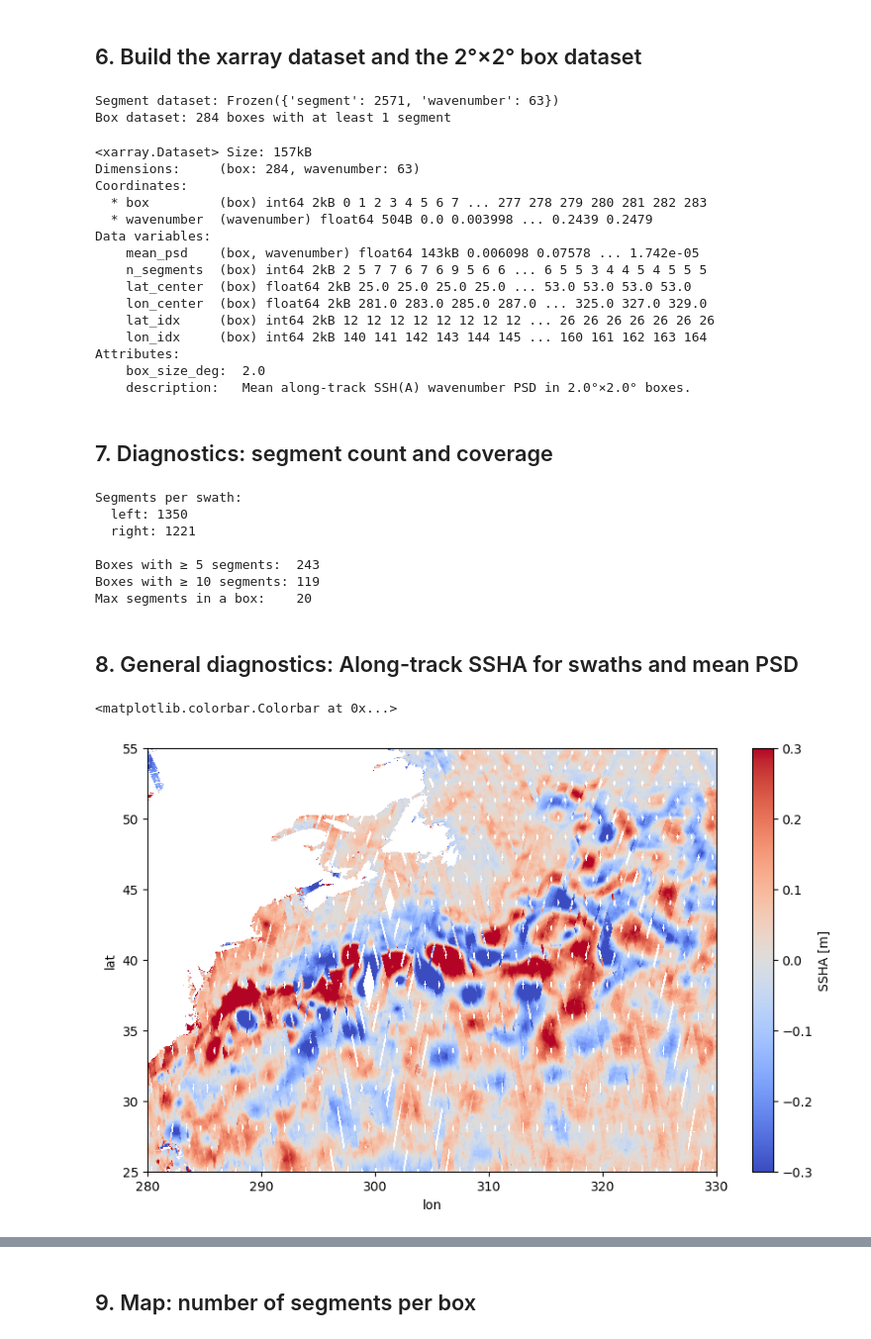
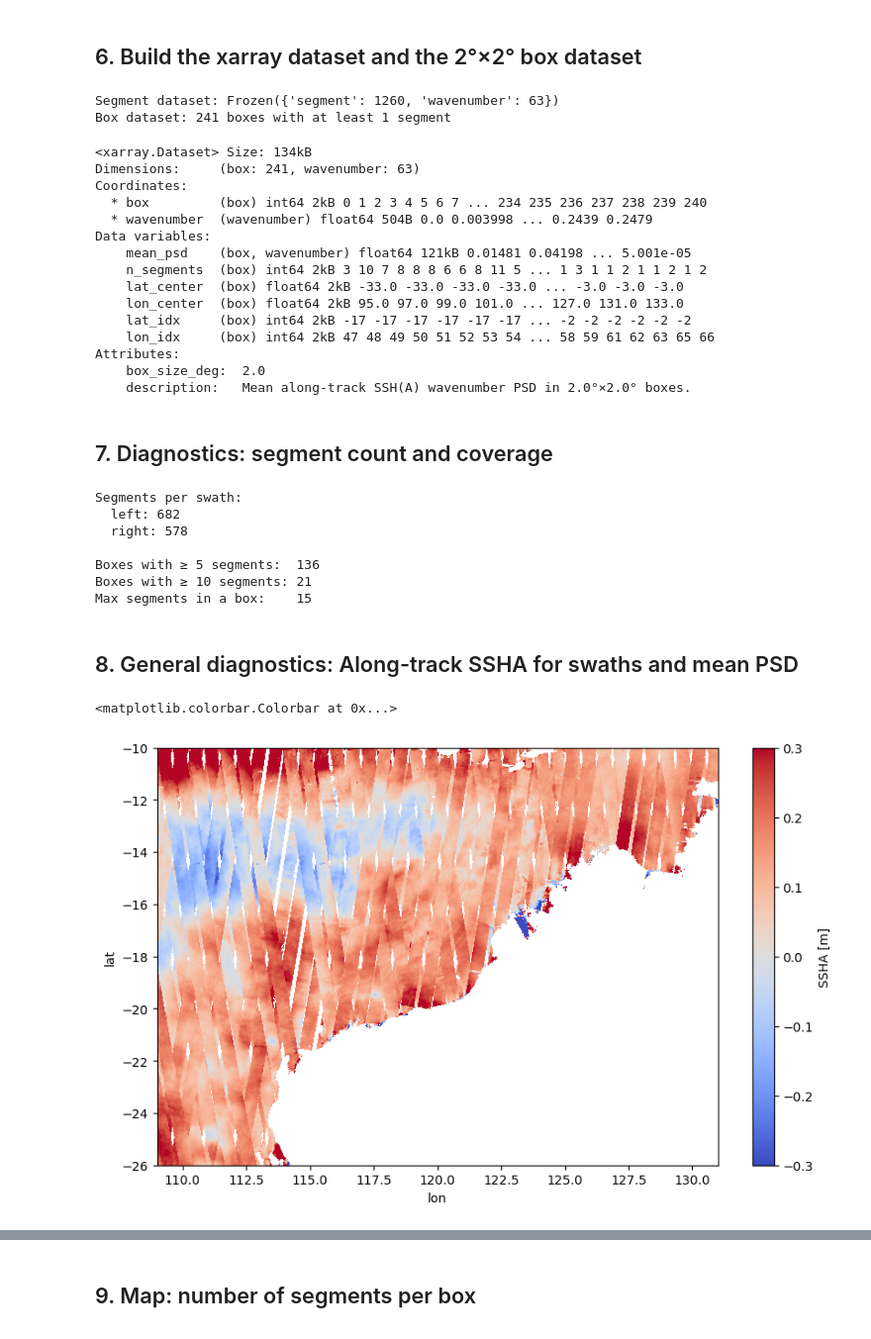
Before and after one commit to zcasparco/SWOT_UHH, a Jupyter notebook: Wavenumber spectra/GSER_SSH_spectra.ipynb, the cells around one changed output, grey strips where cells are left out. Shown at 99% size. Drawn from its saved outputs; the diff is of its cells as text; code cells hidden in the pictures.

```diff
--- a/Wavenumber spectra/GSER_SSH_spectra.ipynb
+++ b/Wavenumber spectra/GSER_SSH_spectra.ipynb
@@ -29,14 +29,14 @@ from swot_analysis import compute_pass_spectra
 # %%
 # ── Input files ──────────────────────────────────────────────────────────────
 DATA_DIR = '/Users/zoecas/Documents/data/'
-DATA_SUBDIR = "SWOT_L2_LR_SSH_D_D-20260702_095005/" # directory containing Expert .nc files
+DATA_SUBDIR = "NWS_0225/" # directory containing Expert .nc files
 FILE_PATTERN = "SWOT_L2_LR_SSH_Expert_*.nc"
 
 # ── Region of interest ───────────────────────────────────────────────────────
 # Segments whose mean lat/lon fall outside this box are silently skipped.
-# Set to global extents (-90/90, -180/180) to keep everything.
-LAT_MIN, LAT_MAX = 25.0, 55.0
-LON_MIN, LON_MAX = 280.0, 330.0
+# Set to global extents (-90/90, 0/360) to keep everything.
+LAT_MIN, LAT_MAX = -33.0, -3.0
+LON_MIN, LON_MAX = 95.0, 145.0
 
 # ── Spectral parameters ───────────────────────────────────────────────────────
 SEGMENT_LENGTH_KM = 250.0   # along-track segment length in km
@@ -280,20 +280,20 @@ ds_boxes = build_box_dataset(ds_segments, box_deg=BOX_DEG)
 print(f"Box dataset: {ds_boxes.sizes['box']} boxes with at least 1 segment")
 ds_boxes
 # %% [output]
-Segment dataset: Frozen({'segment': 2571, 'wavenumber': 63})
-Box dataset: 284 boxes with at least 1 segment
+Segment dataset: Frozen({'segment': 1260, 'wavenumber': 63})
+Box dataset: 241 boxes with at least 1 segment
-<xarray.Dataset> Size: 157kB
-Dimensions:     (box: 284, wavenumber: 63)
+<xarray.Dataset> Size: 134kB
+Dimensions:     (box: 241, wavenumber: 63)
 Coordinates:
-  * box         (box) int64 2kB 0 1 2 3 4 5 6 7 ... 277 278 279 280 281 282 283
+  * box         (box) int64 2kB 0 1 2 3 4 5 6 7 ... 234 235 236 237 238 239 240
   * wavenumber  (wavenumber) float64 504B 0.0 0.003998 ... 0.2439 0.2479
 Data variables:
-    mean_psd    (box, wavenumber) float64 143kB 0.006098 0.07578 ... 1.742e-05
-    n_segments  (box) int64 2kB 2 5 7 7 6 7 6 9 5 6 6 ... 6 5 5 3 4 4 5 4 5 5 5
-    lat_center  (box) float64 2kB 25.0 25.0 25.0 25.0 ... 53.0 53.0 53.0 53.0
-    lon_center  (box) float64 2kB 281.0 283.0 285.0 287.0 ... 325.0 327.0 329.0
-    lat_idx     (box) int64 2kB 12 12 12 12 12 12 12 12 ... 26 26 26 26 26 26 26
-    lon_idx     (box) int64 2kB 140 141 142 143 144 145 ... 160 161 162 163 164
+    mean_psd    (box, wavenumber) float64 121kB 0.01481 0.04198 ... 5.001e-05
+    n_segments  (box) int64 2kB 3 10 7 8 8 8 6 6 8 11 5 ... 1 3 1 1 2 1 1 2 1 2
+    lat_center  (box) float64 2kB -33.0 -33.0 -33.0 -33.0 ... -3.0 -3.0 -3.0
+    lon_center  (box) float64 2kB 95.0 97.0 99.0 101.0 ... 127.0 131.0 133.0
+    lat_idx     (box) int64 2kB -17 -17 -17 -17 -17 -17 ... -2 -2 -2 -2 -2 -2
+    lon_idx     (box) int64 2kB 47 48 49 50 51 52 53 54 ... 58 59 61 62 63 65 66
 Attributes:
     box_size_deg:  2.0
     description:   Mean along-track SSH(A) wavenumber PSD in 2.0°×2.0° boxes.
@@ -309,12 +309,12 @@ print(f"Boxes with ≥ 10 segments: {int((ds_boxes['n_segments'] >= 10).sum())}"
 print(f"Max segments in a box:    {int(ds_boxes['n_segments'].max())}")
 # %% [output]
 Segments per swath:
-  left: 1350
-  right: 1221
+  left: 682
+  right: 578
 
-Boxes with ≥ 5 segments:  243
-Boxes with ≥ 10 segments: 119
-Max segments in a box:    20
+Boxes with ≥ 5 segments:  136
+Boxes with ≥ 10 segments: 21
+Max segments in a box:    15
 # %% [markdown]
 ## 8. General diagnostics: Along-track SSHA for swaths and mean PSD
 # %%
@@ -322,18 +322,18 @@ good_files = [DATA_DIR+DATA_SUBDIR+granule for granule in np.unique(ds_segments.
 # %%
 # Plot SSHA
 title = 'SSHA [m]'
 fig,ax = plt.subplots(figsize=(10,6))
 for f in good_files:
     data = load_swot_l2_expert(f, ssh_var=SSH_VAR)
     _ds = xr.Dataset({'ssha':(['num_lines','num_pixels'],data['ssha']),
             'lon':(['num_lines','num_pixels'],data['longitude']),
            'lat':(['num_lines','num_pixels'],data['latitude'])})
     _ds = _ds.assign_coords({'lat':_ds.lat,'lon':_ds.lon})
     cm = _ds.ssha.plot.pcolormesh(ax=ax,x='lon',y='lat',vmax=0.3,cmap='coolwarm',add_colorbar=False)
     #ax.pcolormesh(data['longitude'],data['latitude'],data['ssha'])
-ax.set_xlim(LON_MIN,LON_MAX);
-ax.set_ylim(LAT_MIN,LAT_MAX);
+ax.set_xlim(LON_MIN+14,LON_MAX-14);
+ax.set_ylim(LAT_MIN+7,LAT_MAX-7);
 plt.colorbar(cm,ax=ax,label='SSHA [m]')
 # %% [output]
 <matplotlib.colorbar.Colorbar at 0x...>
-[figure, old version]
+[figure, new version]
```
Also changed, not shown: parts of 14 cells of this notebook, 2 other files.
